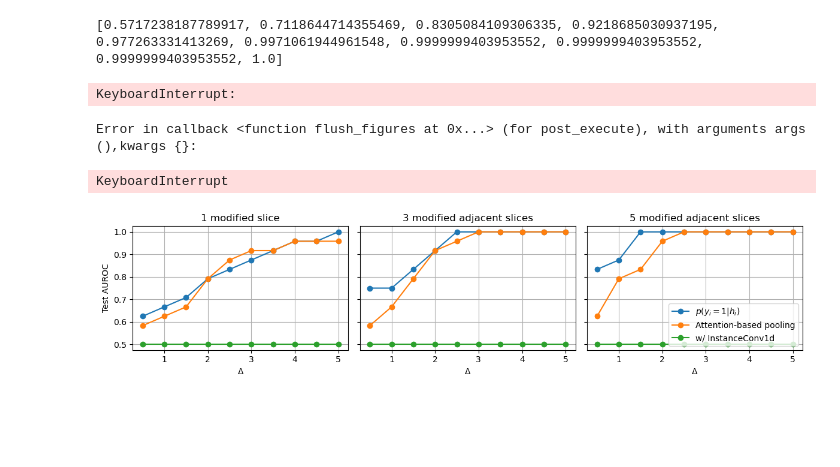
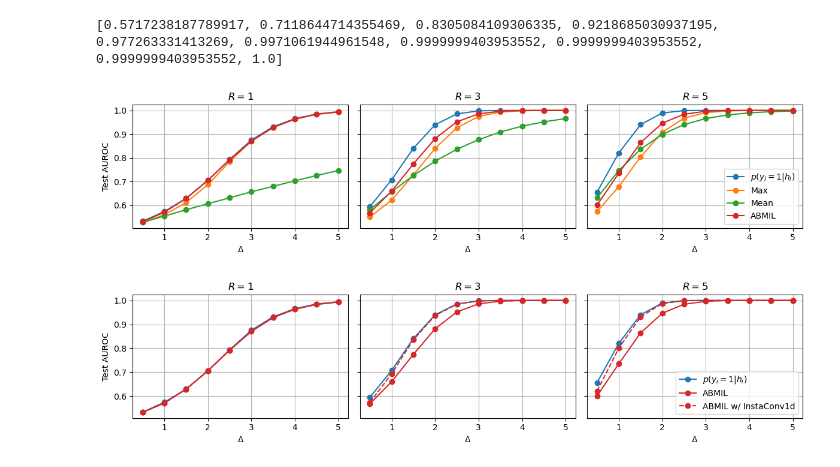
Before and after one commit to loevlie/pooling, a Jupyter notebook: notebooks/bayes-estimator.ipynb, the cells around one changed output. Cells and saved outputs as stored; diff of their text form; code cells hidden in the pictures; blank space fills up the shorter version.

```diff
--- a/notebooks/bayes-estimator.ipynb
+++ b/notebooks/bayes-estimator.ipynb
@@ -187,7 +133,7 @@ with torch.no_grad():
 
             X_train, lengths_train, u_train, y_train = utils.generate_toy_data(400, delta=delta, S_low=15, S_high=46, deltaS=seperation, seed=0)
             X_val, lengths_val, u_val, y_val = utils.generate_toy_data(100, delta=delta, S_low=15, S_high=46, deltaS=seperation, seed=1)
-            X_test, lengths_test, u_test, y_test = utils.generate_toy_data(100, delta=delta, S_low=15, S_high=46, deltaS=seperation, seed=2)
+            X_test, lengths_test, u_test, y_test = utils.generate_toy_data(1000, delta=delta, S_low=15, S_high=46, deltaS=seperation, seed=2)
 
             auroc = torchmetrics.AUROC(task="binary")
 
@@ -207,25 +153,23 @@ with torch.no_grad():
             logits = attention_logits(X_test, lengths_test, delta)
             attention_aurocs.append(auroc(logits, y_test).item())
 
-        axs[i].plot(deltas, bayes_aurocs, label=r"$p(y_i=1|h_i)$", marker="o")
-        axs[i].plot(deltas, max_aurocs, label="Max pooling", marker="o")
-        axs[i].plot(deltas, mean_aurocs, label="Mean pooling", marker="o")
-        axs[i].plot(deltas, attention_aurocs, label="Attention-based pooling", marker="o")
+        axs[i].plot(deltas, bayes_aurocs, color="#1F77B4", label=r"$p(y_i=1 \mid h_i)$", marker="o")
+        axs[i].plot(deltas, max_aurocs, color="#FF7F0E", label="Max", marker="o")
+        axs[i].plot(deltas, mean_aurocs, color="#2CA02C", label="Mean", marker="o")
+        axs[i].plot(deltas, attention_aurocs, color="#D62728", label="ABMIL", marker="o")
         axs[i].set_xlabel(r"$\Delta$")
         axs[i].grid()
 
-    axs[0].set_title("1 modified slice")
+    axs[0].set_title(r"$R=1$")
     axs[0].set_ylabel("Test AUROC")
 
-    axs[1].set_title("3 modified adjacent slices")
+    axs[1].set_title(r"$R=3$")
 
-    axs[2].set_title("5 modified adjacent slices")
+    axs[2].set_title(r"$R=5$")
     axs[2].legend(loc="lower right")
 
     fig.tight_layout()
-    fig.savefig("handcrafted_weights.pdf", bbox_inches="tight")
+    fig.savefig("handcrafted_parameters1.pdf", bbox_inches="tight")
     plt.show()
 # %% [output]
-KeyboardInterrupt:
-Error in callback <function flush_figures at 0x...> (for post_execute), with arguments args (),kwargs {}:
-KeyboardInterrupt
+[figure, added]
@@ -244,41 +215,40 @@ with torch.no_grad():
 
         for delta in deltas:
 
             X_train, lengths_train, u_train, y_train = utils.generate_toy_data(400, delta=delta, S_low=15, S_high=46, deltaS=seperation, seed=0)
             X_val, lengths_val, u_val, y_val = utils.generate_toy_data(100, delta=delta, S_low=15, S_high=46, deltaS=seperation, seed=1)
-            X_test, lengths_test, u_test, y_test = utils.generate_toy_data(10, delta=delta, S_low=15, S_high=46, deltaS=seperation, seed=2)
+            X_test, lengths_test, u_test, y_test = utils.generate_toy_data(1000, delta=delta, S_low=15, S_high=46, deltaS=seperation, seed=2)
 
             auroc = torchmetrics.AUROC(task="binary")
 
             # Bayes estimator
             bayes_proba = torch.stack([utils.proba_y1_given_h(X_i[:,0], delta, deltaS=seperation) for X_i in torch.split(X_test, lengths_test)])
             bayes_aurocs.append(auroc(bayes_proba, y_test).item())
 
             # Attention-based pooling
             logits = attention_logits(X_test, lengths_test, delta)
             attention_aurocs.append(auroc(logits, y_test).item())
 
             # Attention-based pooling
-            #logits = instance_logits(X_test, lengths_test, delta, seperation)
-            logits = multiheadattention_logits(X_test, lengths_test, delta)
+            logits = instance_logits(X_test, lengths_test, delta, seperation)
             instance_aurocs.append(auroc(logits, y_test).item())
 
-        axs[i].plot(deltas, bayes_aurocs, label=r"$p(y_i=1|h_i)$", marker="o")
-        axs[i].plot(deltas, attention_aurocs, label="Attention-based pooling", marker="o")
-        axs[i].plot(deltas, instance_aurocs, label="w/ InstanceConv1d", marker="o")
+        axs[i].plot(deltas, bayes_aurocs, color="#1F77B4", label=r"$p(y_i=1 \mid h_i)$", marker="o")
+        axs[i].plot(deltas, attention_aurocs, color="#D62728", label="ABMIL", marker="o")
+        axs[i].plot(deltas, instance_aurocs, color="#D62728", label="ABMIL w/ InstaConv1d", linestyle='--', marker="o")
         axs[i].set_xlabel(r"$\Delta$")
         axs[i].grid()
 
-    axs[0].set_title("1 modified slice")
+    axs[0].set_title(r"$R=1$")
     axs[0].set_ylabel("Test AUROC")
 
-    axs[1].set_title("3 modified adjacent slices")
+    axs[1].set_title(r"$R=3$")
 
-    axs[2].set_title("5 modified adjacent slices")
+    axs[2].set_title(r"$R=5$")
     axs[2].legend(loc="lower right")
 
     fig.tight_layout()
-    #fig.savefig("handcrafted_weights.pdf", bbox_inches="tight")
+    fig.savefig("handcrafted_parameters2.pdf", bbox_inches="tight")
     plt.show()
 # %% [output]
-[figure, old version]
+[figure, new version]
```
Also changed, not shown: parts of 6 cells of this notebook, 32 other files.
